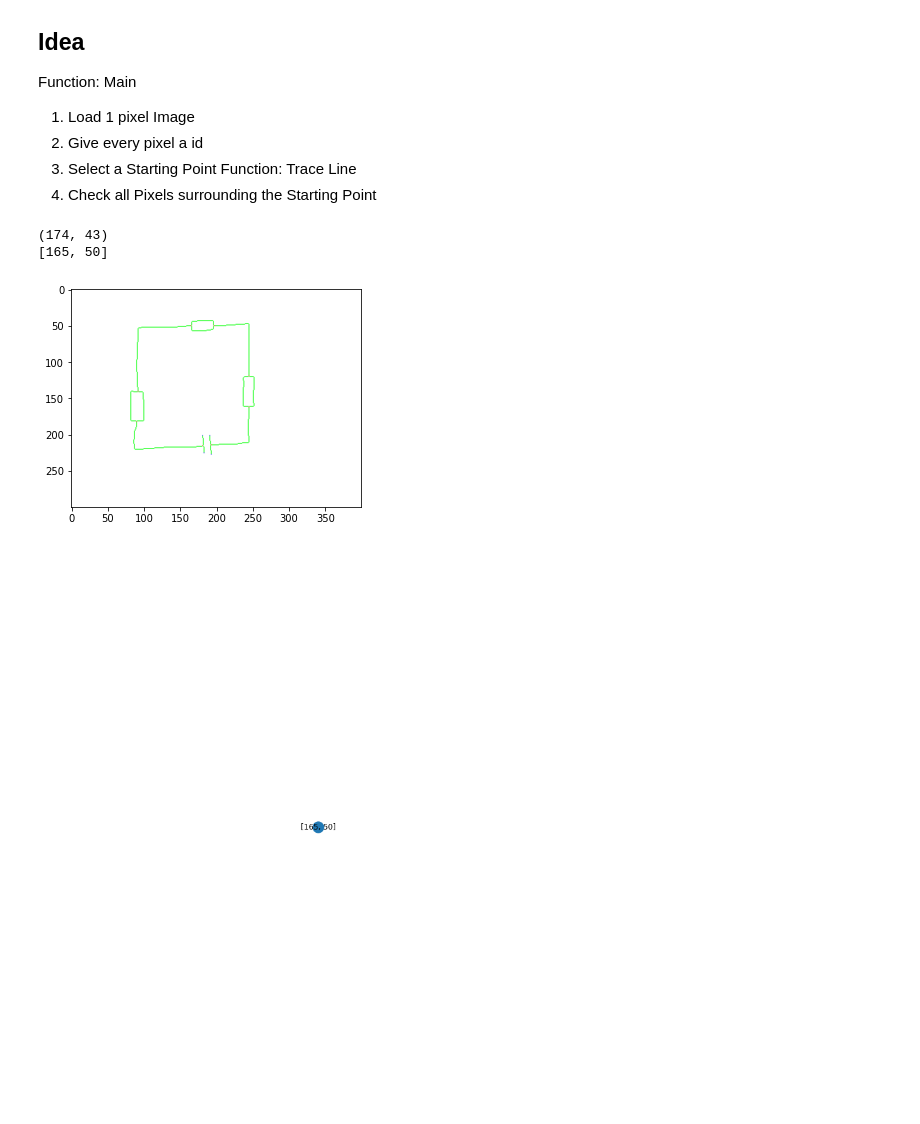
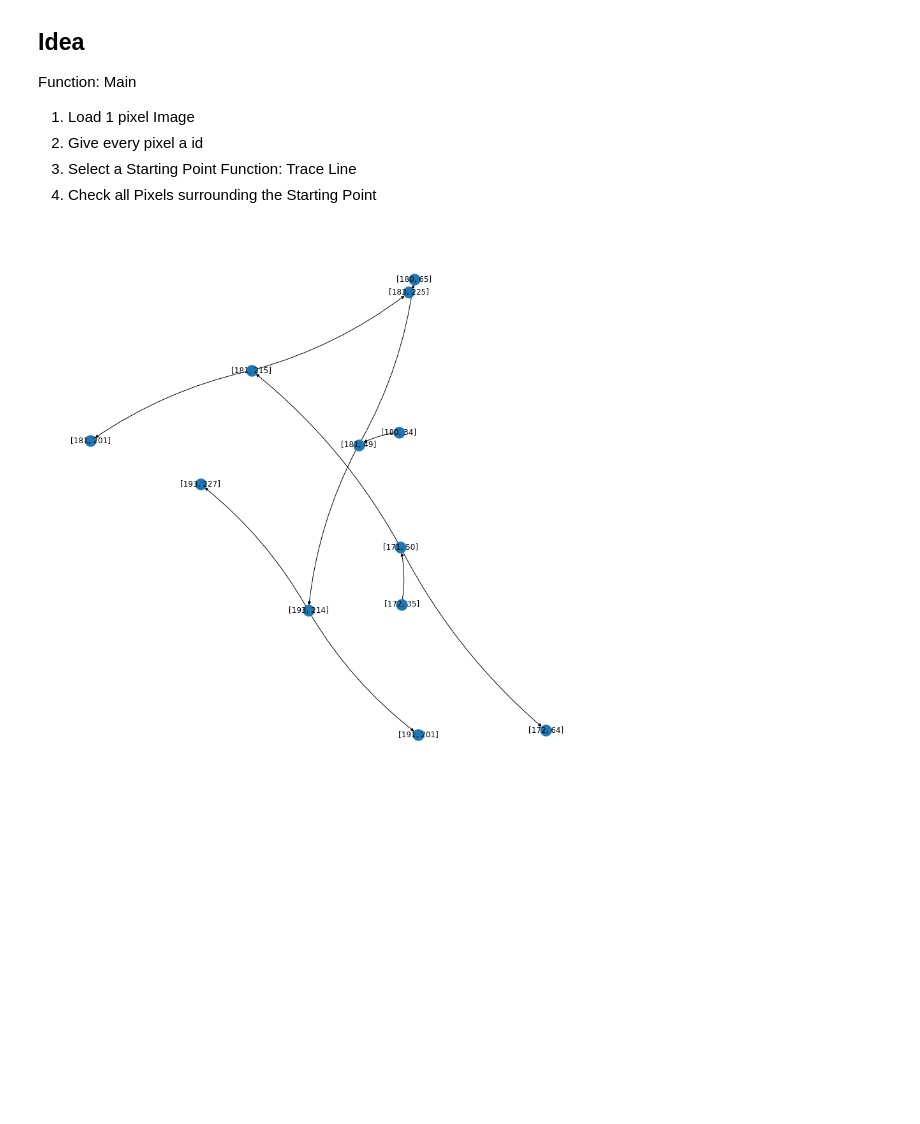
Before and after one commit to Chris022/smarter-circuits, a Jupyter notebook: dev/lineTracing.IPYNB, the cells around one changed output. Drawn from its saved outputs; the diff is of its cells as text; code cells hidden in the pictures; blank space fills up the shorter version.

Commit message:
:bug: fixed Bug, caused by using Tuples for coordinates or array

```diff
--- a/dev/lineTracing.IPYNB
+++ b/dev/lineTracing.IPYNB
@@ -18,6 +18,8 @@ import networkx as nx
 imageArray = utils.load1BitBWImage("./../src/testImages/","0.png")
 colorImage = utils.loadRGBImage("./../src/testImages/","0.png")
 # %%
+imageArray = utils.load1BitBWImage("./../src/testImages/","0.png")
+
 class NodeType():
     pass
 class EndNode(NodeType):
@@ -46,14 +48,15 @@ def findStaringPoint(image):
     for y in range(0,len(image)):
         for x in range(0,len(image)):
             if image[y][x] == 1:
-                return (x,y)
+                return [x,y]
 
 ## Runs along line until it finds the first Intersection or the first Endpoint
 def findValidPoint(image,startPoint):
-    #visitedPixel = []
     def recursiveFindValidPoint(currentPixel,lastPixel):
         adjacentPixels = getAdjacentPixel(image,currentPixel,[])
         if len(adjacentPixels) > 2:
+            return currentPixel
+        if len(adjacentPixels) == 1:
             return currentPixel
         adjacentPixels = getAdjacentPixel(image,currentPixel,[lastPixel])
         return recursiveFindValidPoint(adjacentPixels[0],currentPixel)
@@ -65,44 +68,51 @@ def generateGraph(image,startPoint):
     graph.add_node(str(startPoint))
 
     def recursiveGenerateGraph(currentPixel,lastPixel,lastGraphNode):
 
         #End Recursion if loop ends
         if currentPixel in visitedPixels:
             if str(currentPixel) in graph:
                 graph.add_edge(lastGraphNode,str(currentPixel))
             return
 
         visitedPixels.append(currentPixel)
         adjacentPixels = getAdjacentPixel(image,currentPixel,[lastPixel])
         if len(adjacentPixels) == 0:
             #ENDPOINT
-            graph.add_node(str(currentPixel),nodeType=EndNode())
-            graph.add_edge(lastGraphNode,str(currentPixel))
+            if(str(currentPixel) != lastGraphNode):
+                graph.add_node(str(currentPixel),nodeType=EndNode())
+                graph.add_edge(lastGraphNode,str(currentPixel))
         elif len(adjacentPixels) == 1:
             #LINE
             recursiveGenerateGraph(adjacentPixels[0],currentPixel,lastGraphNode)
         else:
             #INTERSECTION
             if(str(currentPixel) != lastGraphNode):
                 graph.add_node(str(currentPixel),nodeType=IntersectionNode())
                 graph.add_edge(lastGraphNode,str(currentPixel))
             for adjacentPixel in adjacentPixels:
                 recursiveGenerateGraph(adjacentPixel,currentPixel,str(currentPixel))
 
     recursiveGenerateGraph(startPoint,None,str(startPoint))
-    return graph
+    return graph,visitedPixels
 
-startingPoint = findStaringPoint(imageArray)
+while True:
+    startingPoint = findStaringPoint(imageArray)
+    startingPoint = findValidPoint(imageArray,startingPoint)
+    G,visitedPixels = generateGraph(imageArray,startingPoint)
+    #Draw Graph
+    subax1 = plt.figure(121,figsize=(12,12))
+    nx.draw(G, with_labels=True,connectionstyle='arc3, rad = 0.1')
 
-startingPoint = findValidPoint(imageArray,startingPoint)
+    #Remove all visited Pixels
+    for visitedPixel in visitedPixels:
+        imageArray[visitedPixel[1]][visitedPixel[0]] = 0
 
-G = generateGraph(imageArray,startingPoint)
-
-plt.imshow(colorImage, interpolation='bilinear')
-subax1 = plt.figure(121,figsize=(12,12))
-nx.draw(G, with_labels=True,connectionstyle='arc3, rad = 0.1')
+    #Check if image is only white
+    sum = 0
+    def addSum(pixel):global sum; sum += pixel
+    utils.foreachPixel(imageArray,addSum)
+    if sum == 0:
+        break
 # %% [output]
-(174, 43)
-[165, 50]
-[figure, old version]
+[figure, new version]
-[figure, removed]
```
